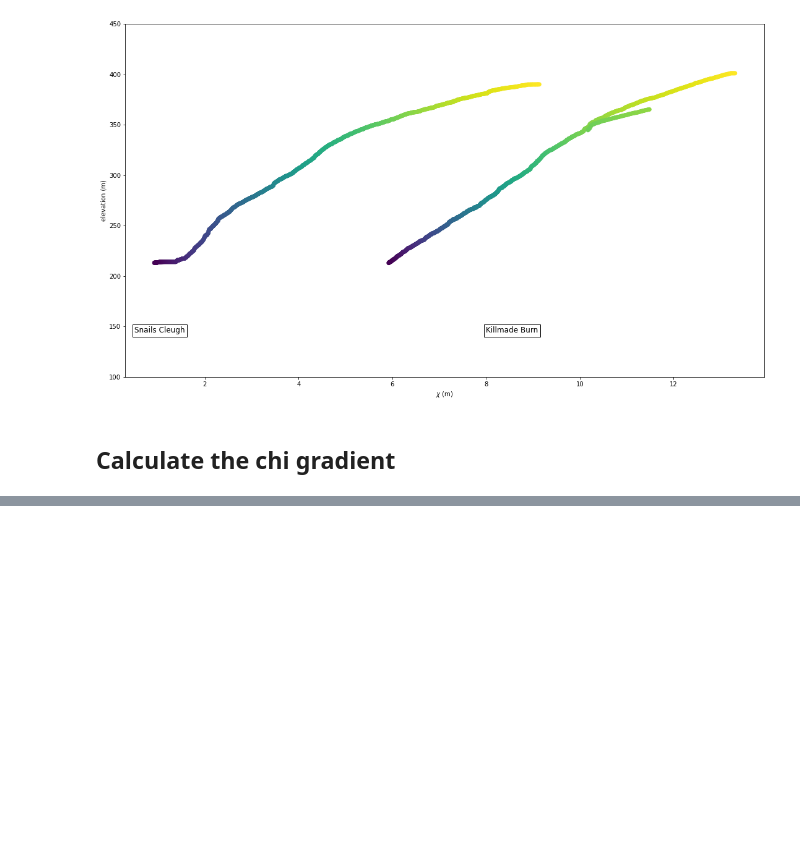
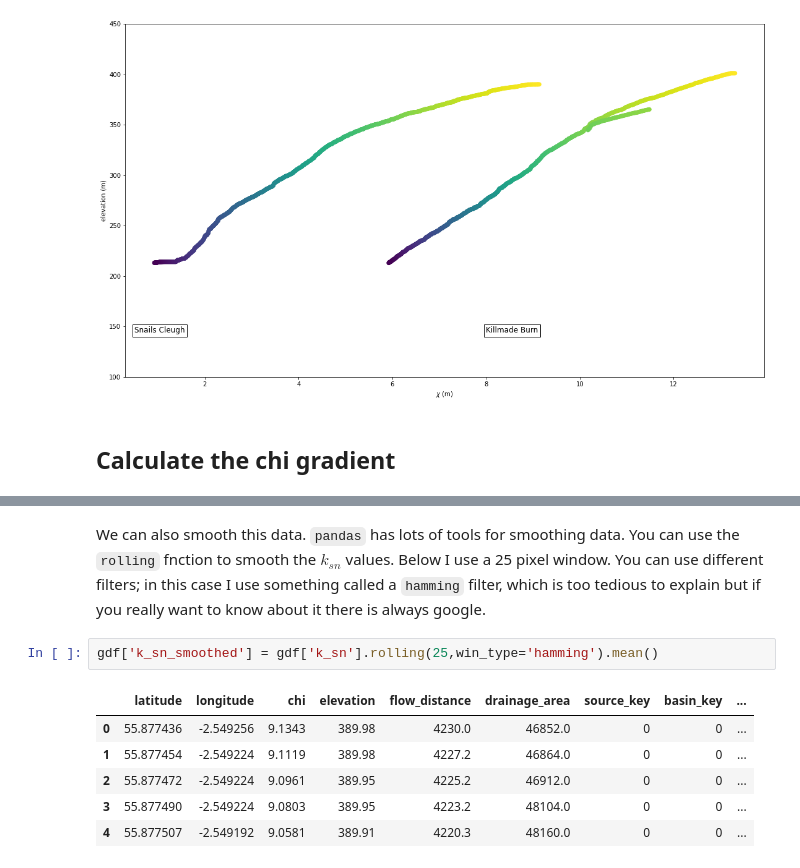
Before and after one commit to simon-m-mudd/smm_teaching_notebooks, a Jupyter notebook: lammermuir_data/Killmade_burn_channels.ipynb, the cells around one changed output, grey strips where cells are left out. Saved outputs shown, nothing was run; the diff lists cells and outputs as text; blank space fills up the shorter version.

```diff
--- a/lammermuir_data/Killmade_burn_channels.ipynb
+++ b/lammermuir_data/Killmade_burn_channels.ipynb
@@ -284,0 +335,11 @@ $S = k_s A^{-\theta}$
+# %% [markdown]
+We can also smooth this data. `pandas` has lots of tools for smoothing data. You can use the `rolling` fnction to smooth the $k_{sn}$ values. Below I use a 25 pixel window. You can use different filters; in this case I use something called a `hamming` filter, which is too tedious to explain but if you really want to know about it there is always google.
+# %%
+gdf['k_sn_smoothed'] = gdf['k_sn'].rolling(25,win_type='hamming').mean()
+# %% [output]
+|  | latitude | longitude | chi | elevation | flow_distance | drainage_area | source_key | basin_key | ... |
+| 0 | 55.877436 | -2.549256 | 9.1343 | 389.98 | 4230.0 | 46852.0 | 0 | 0 | ... |
+| 1 | 55.877454 | -2.549224 | 9.1119 | 389.98 | 4227.2 | 46864.0 | 0 | 0 | ... |
+| 2 | 55.877472 | -2.549224 | 9.0961 | 389.95 | 4225.2 | 46912.0 | 0 | 0 | ... |
+| 3 | 55.877490 | -2.549224 | 9.0803 | 389.95 | 4223.2 | 48104.0 | 0 | 0 | ... |
+| 4 | 55.877507 | -2.549192 | 9.0581 | 389.91 | 4220.3 | 48160.0 | 0 | 0 | ... |
```
Also changed, not shown: parts of 8 cells of this notebook.
